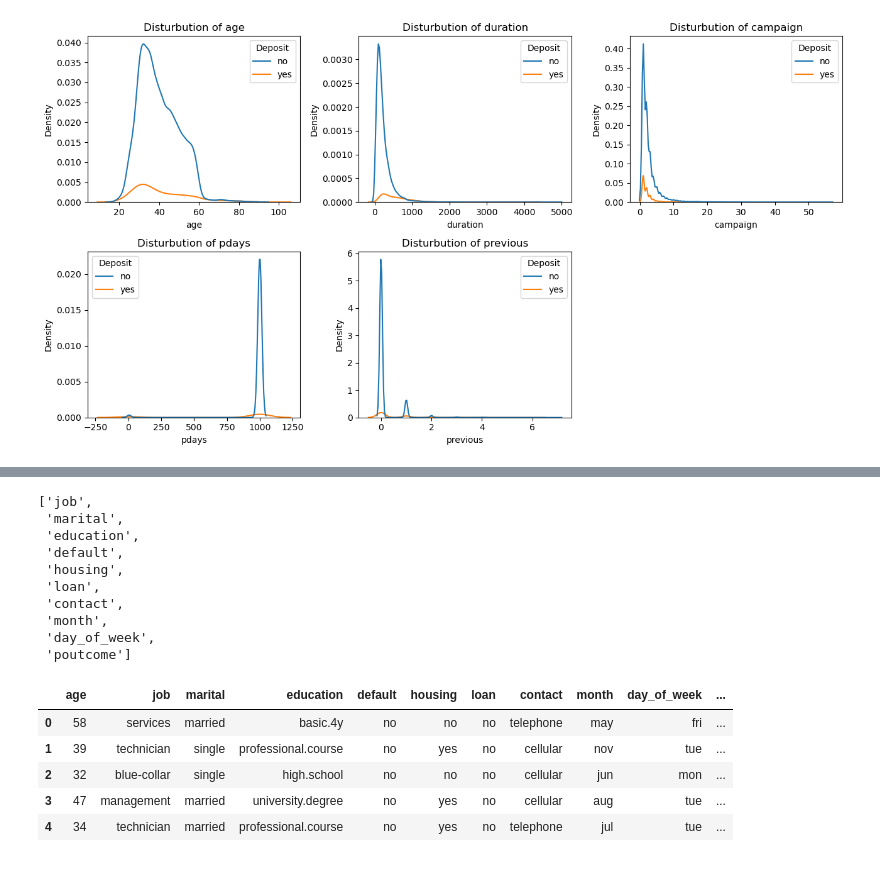
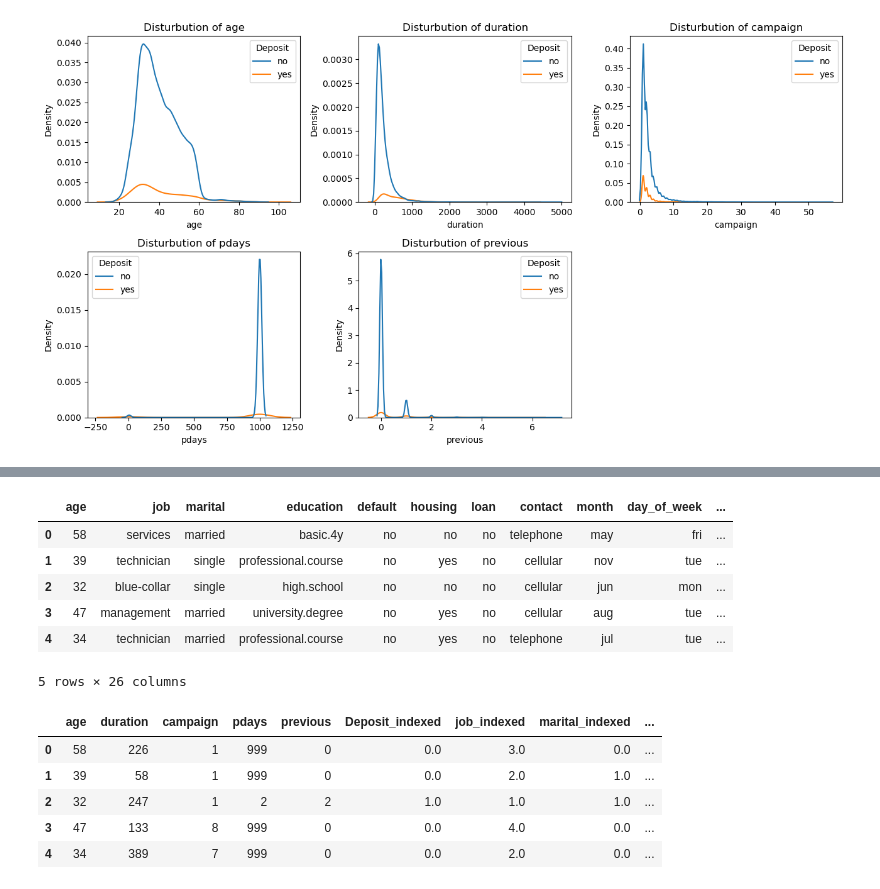
Before and after one commit to hansicaushi559/EDA-ML_PYSPARK, a Jupyter notebook: pySpark.ipynb, the cells around one changed output, grey strips where cells are left out. Saved outputs shown, nothing was run; the diff lists cells and outputs as text; code cells hidden in the pictures.

```diff
--- a/pySpark.ipynb
+++ b/pySpark.ipynb
@@ -309,0 +263,5 @@ df.toPandas().head()
+# %%
+from pyspark.ml.feature import StringIndexer
+
+indexer = StringIndexer(inputCol="Deposit", outputCol="Deposit_indexed")
+df_corr = indexer.fit(df).transform(df)
@@ -309,0 +284,3 @@ df.toPandas().head()
+# %%
+# Droping the Deposit column.
+df1 = df_corr.drop("Deposit")
@@ -348,25 +338,40 @@ root
 # %%
-cat_variables
+from pyspark.ml.feature import StringIndexer
+
+# Create a new DataFrame to store the indexed columns
+indexed_df = df1
+
+# Loop through each categorical column and encode it
+for col in cat_variables:
+    # Create a StringIndexer instance
+    indexer = StringIndexer(inputCol=col, outputCol=col + "_indexed")
+
+    # Fit the StringIndexer model and transform the DataFrame
+    indexed_col = indexer.fit(indexed_df).transform(indexed_df)
+
+    # Update the DataFrame with the new indexed column
+    indexed_df = indexed_col
+
+indexed_df.toPandas().head()
 # %% [output]
+|  | age | job | marital | education | default | housing | loan | contact | month | day_of_week | ... |
+| 0 | 58 | services | married | basic.4y | no | no | no | telephone | may | fri | ... |
+| 1 | 39 | technician | single | professional.course | no | yes | no | cellular | nov | tue | ... |
+| 2 | 32 | blue-collar | single | high.school | no | no | no | cellular | jun | mon | ... |
+| 3 | 47 | management | married | university.degree | no | yes | no | cellular | aug | tue | ... |
+| 4 | 34 | technician | married | professional.course | no | yes | no | telephone | jul | tue | ... |
-['job',
- 'marital',
- 'education',
- 'default',
- 'housing',
- 'loan',
- 'contact',
- 'month',
- 'day_of_week',
- 'poutcome']
+5 rows × 26 columns
 # %%
-df1 = df.drop("Deposit_Indexed")
+dataframe = indexed_df.drop(*cat_variables)
+# %%
+df = dataframe
 # %%
-df1.toPandas().head()
+df.toPandas().head()
 # %% [output]
-|  | age | job | marital | education | default | housing | loan | contact | month | day_of_week | ... |
-| 0 | 58 | services | married | basic.4y | no | no | no | telephone | may | fri | ... |
-| 1 | 39 | technician | single | professional.course | no | yes | no | cellular | nov | tue | ... |
-| 2 | 32 | blue-collar | single | high.school | no | no | no | cellular | jun | mon | ... |
-| 3 | 47 | management | married | university.degree | no | yes | no | cellular | aug | tue | ... |
-| 4 | 34 | technician | married | professional.course | no | yes | no | telephone | jul | tue | ... |
+|  | age | duration | campaign | pdays | previous | Deposit_indexed | job_indexed | marital_indexed | ... |
+| 0 | 58 | 226 | 1 | 999 | 0 | 0.0 | 3.0 | 0.0 | ... |
+| 1 | 39 | 58 | 1 | 999 | 0 | 0.0 | 2.0 | 1.0 | ... |
+| 2 | 32 | 247 | 1 | 2 | 2 | 1.0 | 1.0 | 1.0 | ... |
+| 3 | 47 | 133 | 8 | 999 | 0 | 0.0 | 4.0 | 0.0 | ... |
+| 4 | 34 | 389 | 7 | 999 | 0 | 0.0 | 2.0 | 0.0 | ... |
 # %%
```
Also changed, not shown: parts of 62 cells of this notebook.
